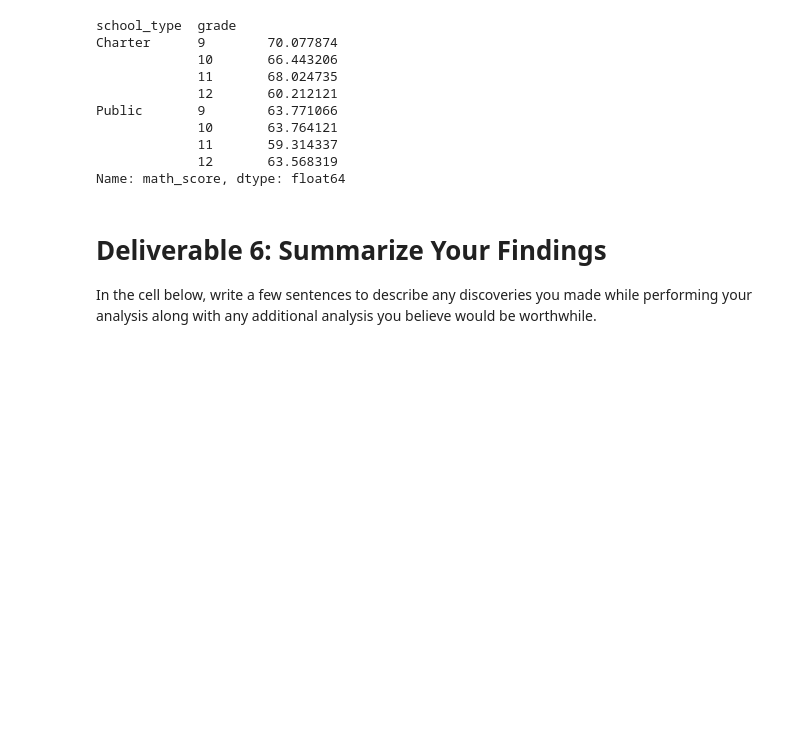
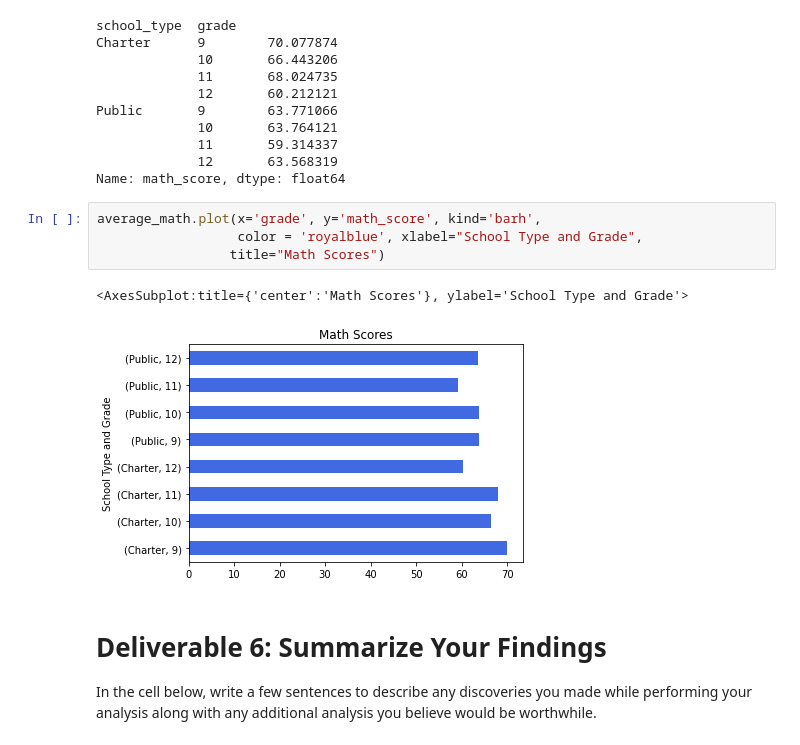
Before and after one commit to sarah17moore/school-district-analysis, a Jupyter notebook: student-data-analysis-challenge.ipynb, the cells around one changed output. Drawn from its saved outputs; the diff is of its cells as text; blank space fills up the shorter version.

```diff
--- a/student-data-analysis-challenge.ipynb
+++ b/student-data-analysis-challenge.ipynb
@@ -356,6 +363,13 @@ Public       9        63.771066
              11       59.314337
              12       63.568319
 Name: math_score, dtype: float64
+# %%
+average_math.plot(x='grade', y='math_score', kind='barh',
+                  color = 'royalblue', xlabel="School Type and Grade",
+                 title="Math Scores")
+# %% [output]
+<AxesSubplot:title={'center':'Math Scores'}, ylabel='School Type and Grade'>
+[figure, added]
 # %% [markdown]
 # Deliverable 6: Summarize Your Findings
 In the cell below, write a few sentences to describe any discoveries you made while performing your analysis along with any additional analysis you believe would be worthwhile.
```
Also changed, not shown: parts of 1 cell of this notebook.
